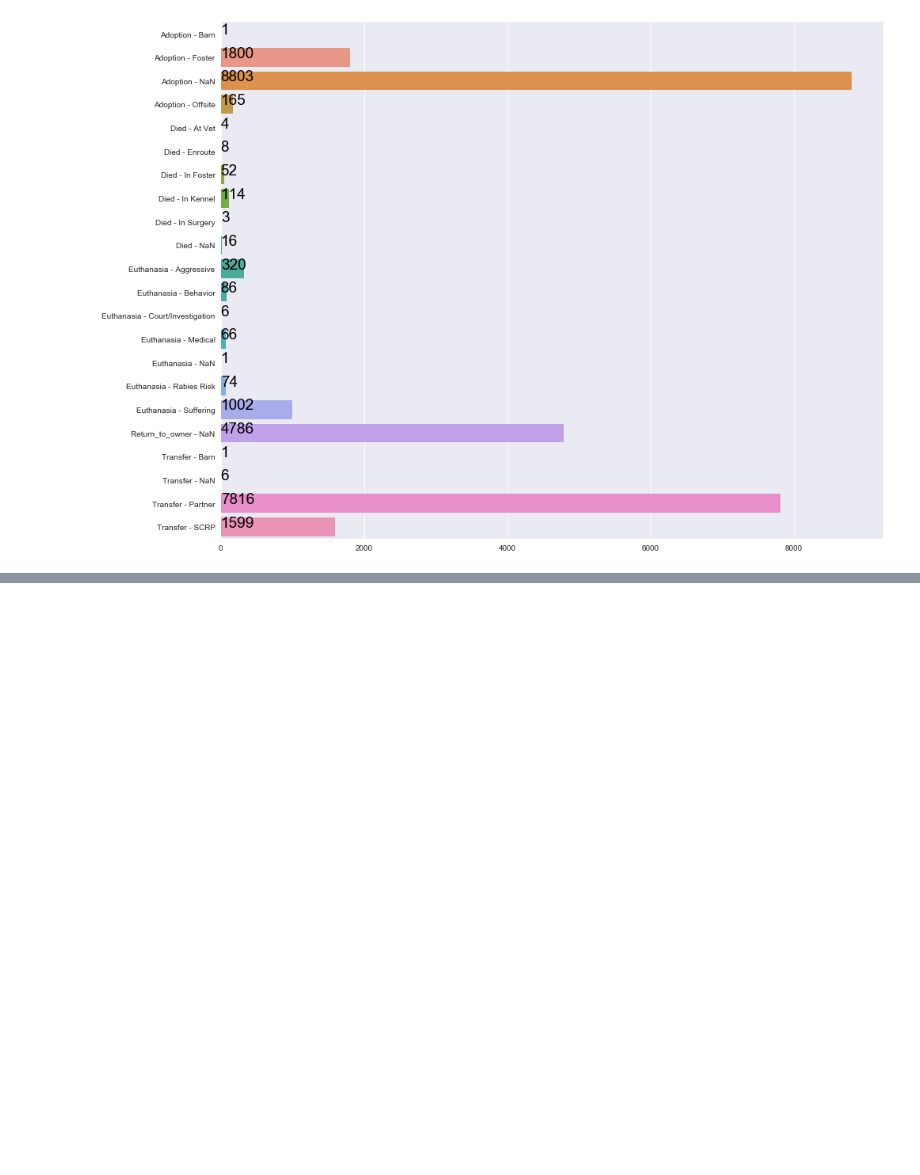
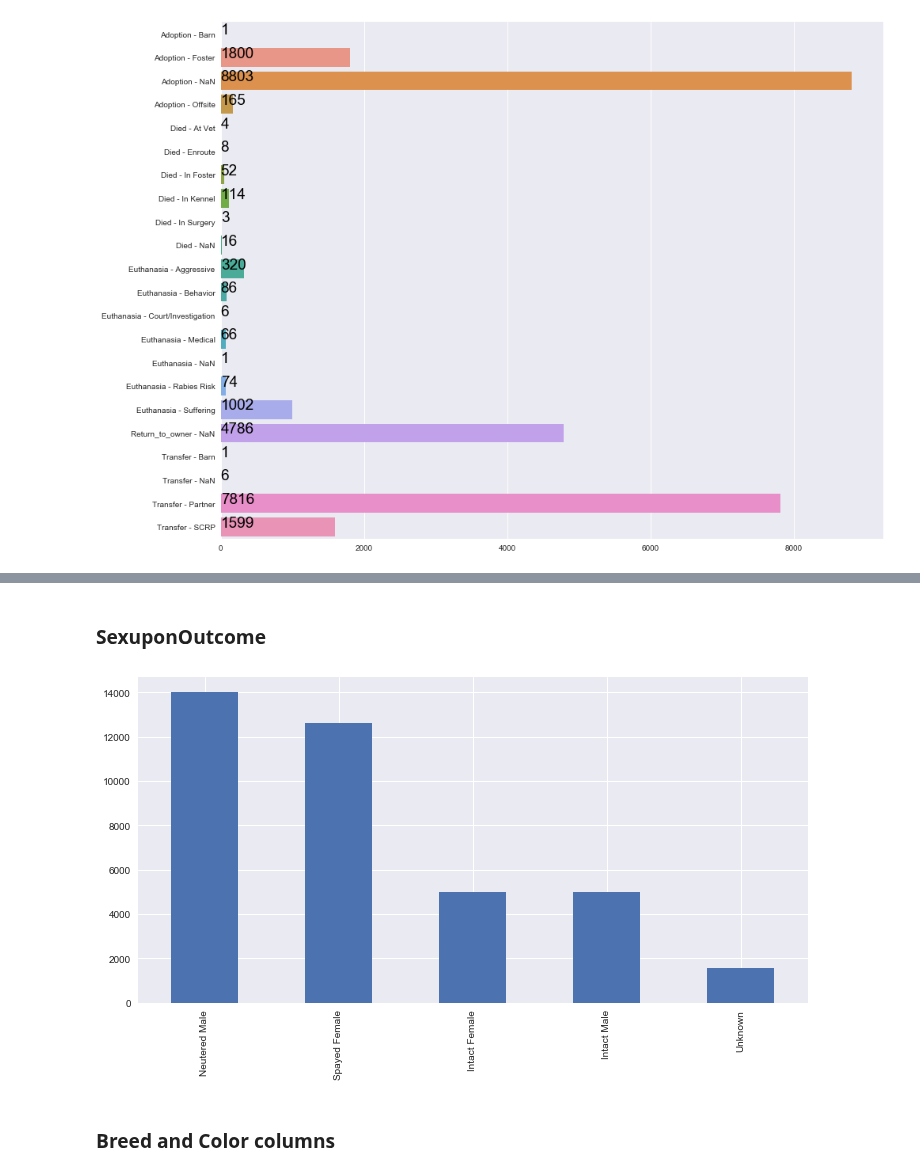
Before and after one commit to pstetz/Kaggle, a Jupyter notebook: in_progress/shelter/1_start.ipynb, the cells around one changed output, grey strips where cells are left out. Saved outputs shown, nothing was run; the diff lists cells and outputs as text; code cells hidden in the pictures; blank space fills up the shorter version.

Commit message:
looking at a few more columns in shelter

```diff
--- a/in_progress/shelter/1_start.ipynb
+++ b/in_progress/shelter/1_start.ipynb
@@ -154,0 +163,8 @@ pretty_bar(train.Outcome.value_counts().sort_index())
+# %% [markdown]
+### SexuponOutcome
+# %%
+_ = full.SexuponOutcome.value_counts().plot(kind="bar")
+# %% [output]
+[figure, added]
+# %% [markdown]
+### Breed and Color columns
```
Also changed, not shown: parts of 5 cells of this notebook.
